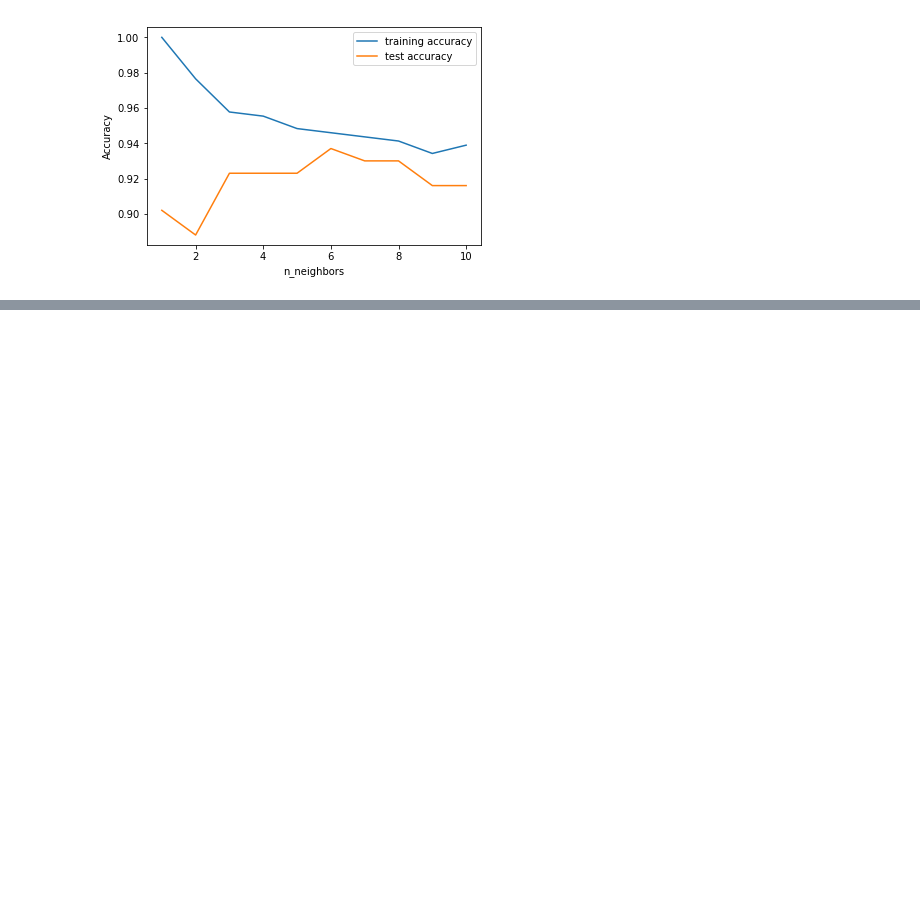
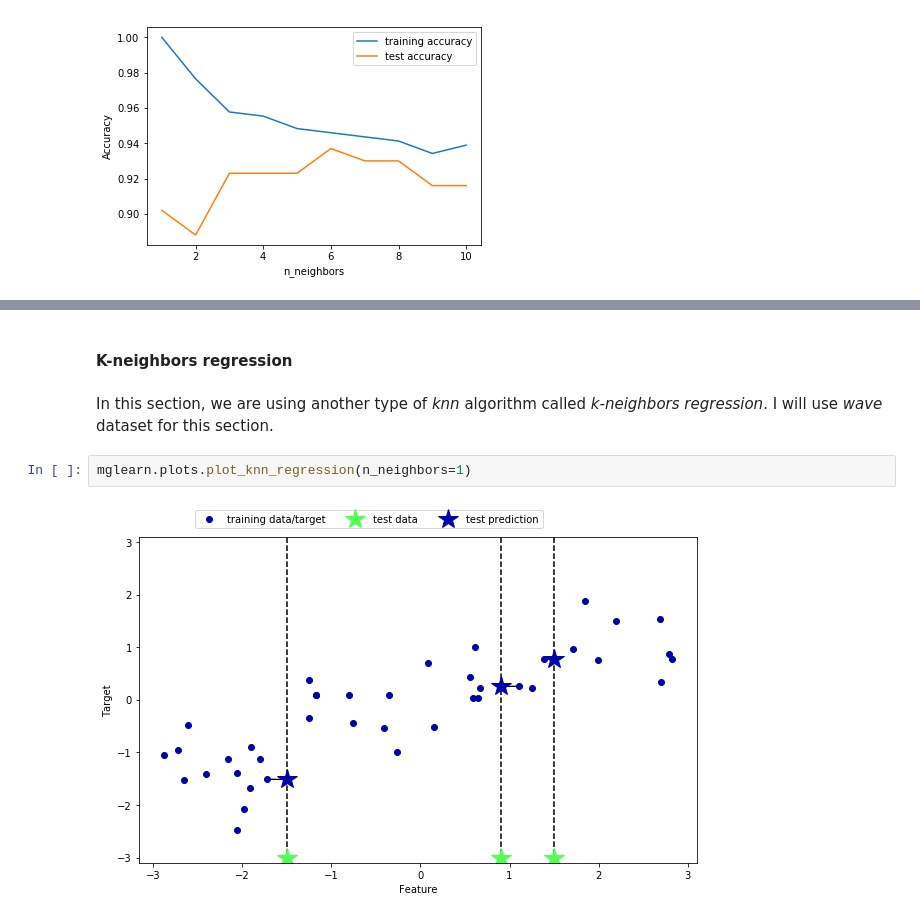
Before and after one commit to abudata/Machine_Learning, a Jupyter notebook: Supervised_learning.ipynb, the cells around one changed output, grey strips where cells are left out. Drawn from its saved outputs; the diff is of its cells as text; blank space fills up the shorter version.

Commit message:
knn regression added

```diff
--- a/Supervised_learning.ipynb
+++ b/Supervised_learning.ipynb
@@ -252,0 +268,8 @@ plt.legend()
+# %% [markdown]
+#### K-neighbors regression
+# %% [markdown]
+In this section, we are using another type of *knn* algorithm called *k-neighbors regression*. I will use *wave* dataset for this section.
+# %%
+mglearn.plots.plot_knn_regression(n_neighbors=1)
+# %% [output]
+[figure, added]
```
Also changed, not shown: parts of 6 cells of this notebook.
